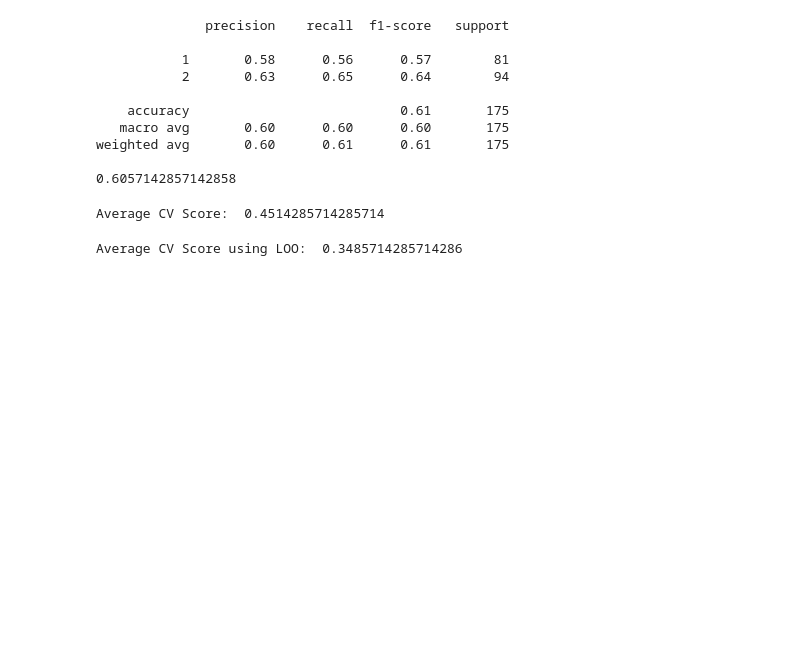
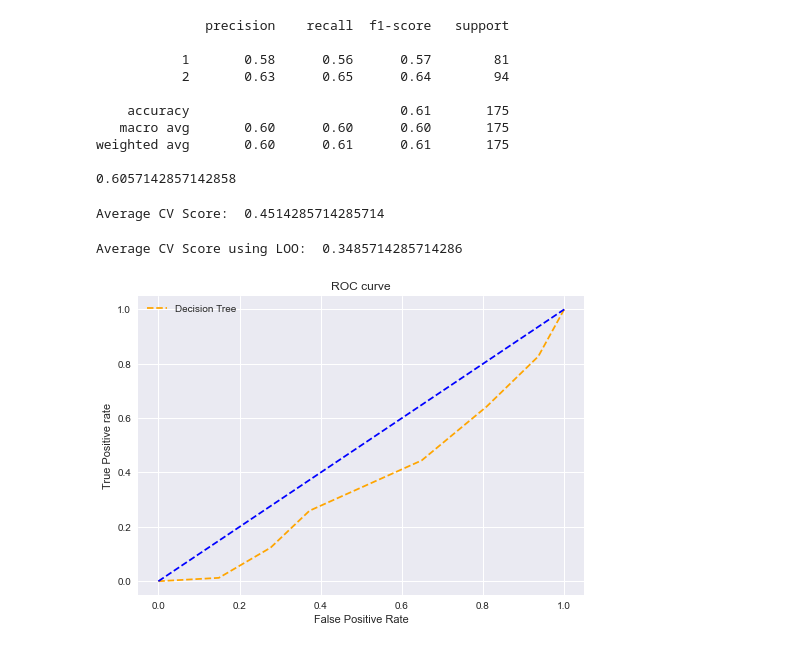
Before and after one commit to NAyeshaKhan/CSE499, a Jupyter notebook: Brain MRI DecisionTree.ipynb, the cells around one changed output. Saved outputs shown, nothing was run; the diff lists cells and outputs as text; code cells hidden in the pictures; blank space fills up the shorter version.

Commit message:
AUC-ROC curves added for ML models

```diff
--- a/Brain MRI DecisionTree.ipynb
+++ b/Brain MRI DecisionTree.ipynb
@@ -196,3 +233,33 @@ scores = cross_val_score(model, Xtest, ytest, cv = loo)
 print("Average CV Score using LOO: ", scores.mean())
 # %% [output]
 Average CV Score using LOO:  0.3485714285714286
+# %%
+# predict probabilities
+pred_prob = model.predict_proba(Xtest)
+from sklearn.metrics import roc_curve
+
+# roc curve for models
+fpr, tpr, thresh = roc_curve(ytest, pred_prob[:,1], pos_label=1)
+
+# roc curve for tpr = fpr
+random_probs = [0 for i in range(len(ytest))]
+p_fpr, p_tpr, _ = roc_curve(ytest, random_probs, pos_label=1)
+
+import matplotlib.pyplot as plt
+plt.style.use('seaborn')
+
+# plot roc curves
+plt.plot(fpr, tpr, linestyle='--',color='orange', label='Decision Tree')
+plt.plot(p_fpr, p_tpr, linestyle='--', color='blue')
+# title
+plt.title('ROC curve')
+# x label
+plt.xlabel('False Positive Rate')
+# y label
+plt.ylabel('True Positive rate')
+
+plt.legend(loc='best')
+plt.savefig('ROC',dpi=300)
+plt.show();
+# %% [output]
+[figure, added]
```
Also changed, not shown: parts of 2 cells of this notebook, 2 other files.
